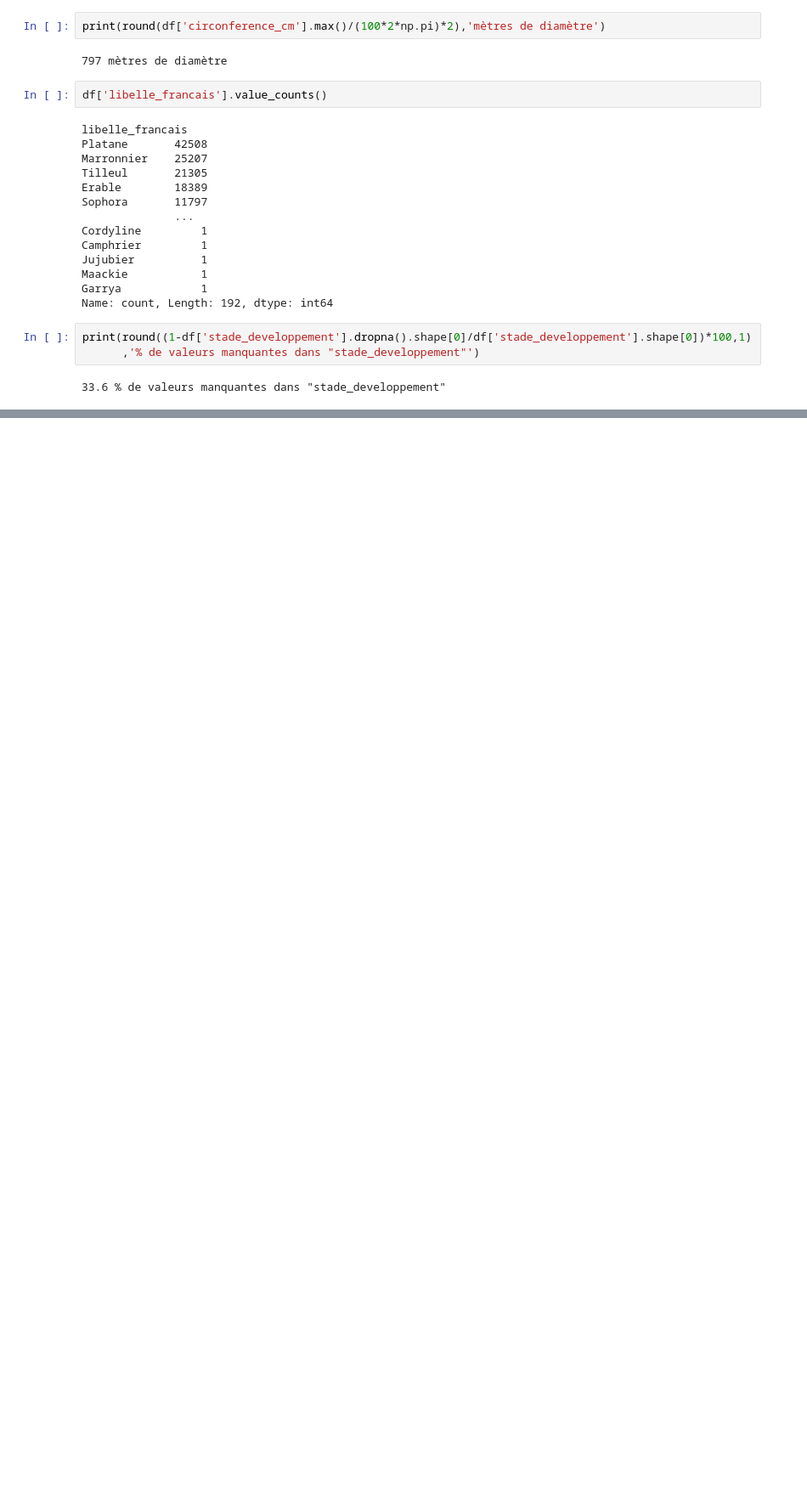
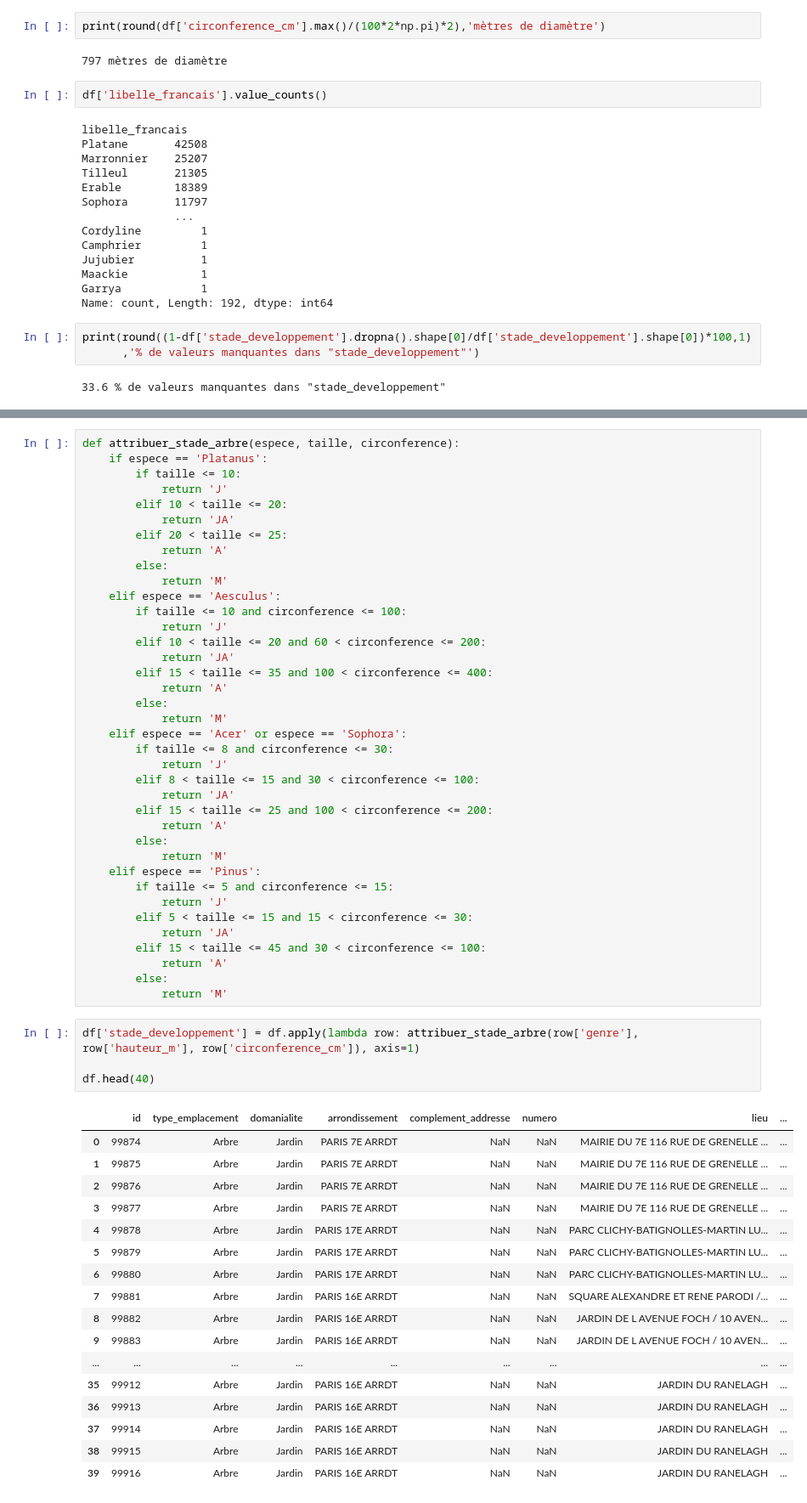
Before and after one commit to Antho-SJ/paris-trees, a Jupyter notebook: anthonySj.ipynb, the cells around one changed output, grey strips where cells are left out. Shown: that part at 85% size. Cells and saved outputs as stored; diff of their text form; blank space fills up the shorter version.

Commit message:
ajout de la fonction qui donne un stade de developpement selon des critères statistiques pour les arbres les plus plantés.

```diff
--- a/anthonySj.ipynb
+++ b/anthonySj.ipynb
@@ -205,0 +186,60 @@ df_platanus.head()
+# %%
+def attribuer_stade_arbre(espece, taille, circonference):
+    if espece == 'Platanus':
+        if taille <= 10:
+            return 'J'
+        elif 10 < taille <= 20:
+            return 'JA'
+        elif 20 < taille <= 25:
+            return 'A'
+        else:
+            return 'M'
+    elif espece == 'Aesculus':
+        if taille <= 10 and circonference <= 100:
+            return 'J'
+        elif 10 < taille <= 20 and 60 < circonference <= 200:
+            return 'JA'
+        elif 15 < taille <= 35 and 100 < circonference <= 400:
+            return 'A'
+        else:
+            return 'M'
+    elif espece == 'Acer' or espece == 'Sophora':
+        if taille <= 8 and circonference <= 30:
+            return 'J'
+        elif 8 < taille <= 15 and 30 < circonference <= 100:
+            return 'JA'
+        elif 15 < taille <= 25 and 100 < circonference <= 200:
+            return 'A'
+        else:
+            return 'M'
+    elif espece == 'Pinus':
+        if taille <= 5 and circonference <= 15:
+            return 'J'
+        elif 5 < taille <= 15 and 15 < circonference <= 30:
+            return 'JA'
+        elif 15 < taille <= 45 and 30 < circonference <= 100:
+            return 'A'
+        else:
+            return 'M'
+# %%
+df['stade_developpement'] = df.apply(lambda row: attribuer_stade_arbre(row['genre'], row['hauteur_m'], row['circonference_cm']), axis=1)
+
+df.head(40)
+# %% [output]
+|  | id | type_emplacement | domanialite | arrondissement | complement_addresse | numero | lieu | ... |
+| 0 | 99874 | Arbre | Jardin | PARIS 7E ARRDT | NaN | NaN | MAIRIE DU 7E 116 RUE DE GRENELLE ... | ... |
+| 1 | 99875 | Arbre | Jardin | PARIS 7E ARRDT | NaN | NaN | MAIRIE DU 7E 116 RUE DE GRENELLE ... | ... |
+| 2 | 99876 | Arbre | Jardin | PARIS 7E ARRDT | NaN | NaN | MAIRIE DU 7E 116 RUE DE GRENELLE ... | ... |
+| 3 | 99877 | Arbre | Jardin | PARIS 7E ARRDT | NaN | NaN | MAIRIE DU 7E 116 RUE DE GRENELLE ... | ... |
+| 4 | 99878 | Arbre | Jardin | PARIS 17E ARRDT | NaN | NaN | PARC CLICHY-BATIGNOLLES-MARTIN LU... | ... |
+| 5 | 99879 | Arbre | Jardin | PARIS 17E ARRDT | NaN | NaN | PARC CLICHY-BATIGNOLLES-MARTIN LU... | ... |
+| 6 | 99880 | Arbre | Jardin | PARIS 17E ARRDT | NaN | NaN | PARC CLICHY-BATIGNOLLES-MARTIN LU... | ... |
+| 7 | 99881 | Arbre | Jardin | PARIS 16E ARRDT | NaN | NaN | SQUARE ALEXANDRE ET RENE PARODI /... | ... |
+| 8 | 99882 | Arbre | Jardin | PARIS 16E ARRDT | NaN | NaN | JARDIN DE L AVENUE FOCH / 10 AVEN... | ... |
+| 9 | 99883 | Arbre | Jardin | PARIS 16E ARRDT | NaN | NaN | JARDIN DE L AVENUE FOCH / 10 AVEN... | ... |
+| ... | ... | ... | ... | ... | ... | ... | ... | ... |
+| 35 | 99912 | Arbre | Jardin | PARIS 16E ARRDT | NaN | NaN | JARDIN DU RANELAGH | ... |
+| 36 | 99913 | Arbre | Jardin | PARIS 16E ARRDT | NaN | NaN | JARDIN DU RANELAGH | ... |
+| 37 | 99914 | Arbre | Jardin | PARIS 16E ARRDT | NaN | NaN | JARDIN DU RANELAGH | ... |
+| 38 | 99915 | Arbre | Jardin | PARIS 16E ARRDT | NaN | NaN | JARDIN DU RANELAGH | ... |
+| 39 | 99916 | Arbre | Jardin | PARIS 16E ARRDT | NaN | NaN | JARDIN DU RANELAGH | ... |
```
Also changed, not shown: parts of 10 cells of this notebook.
